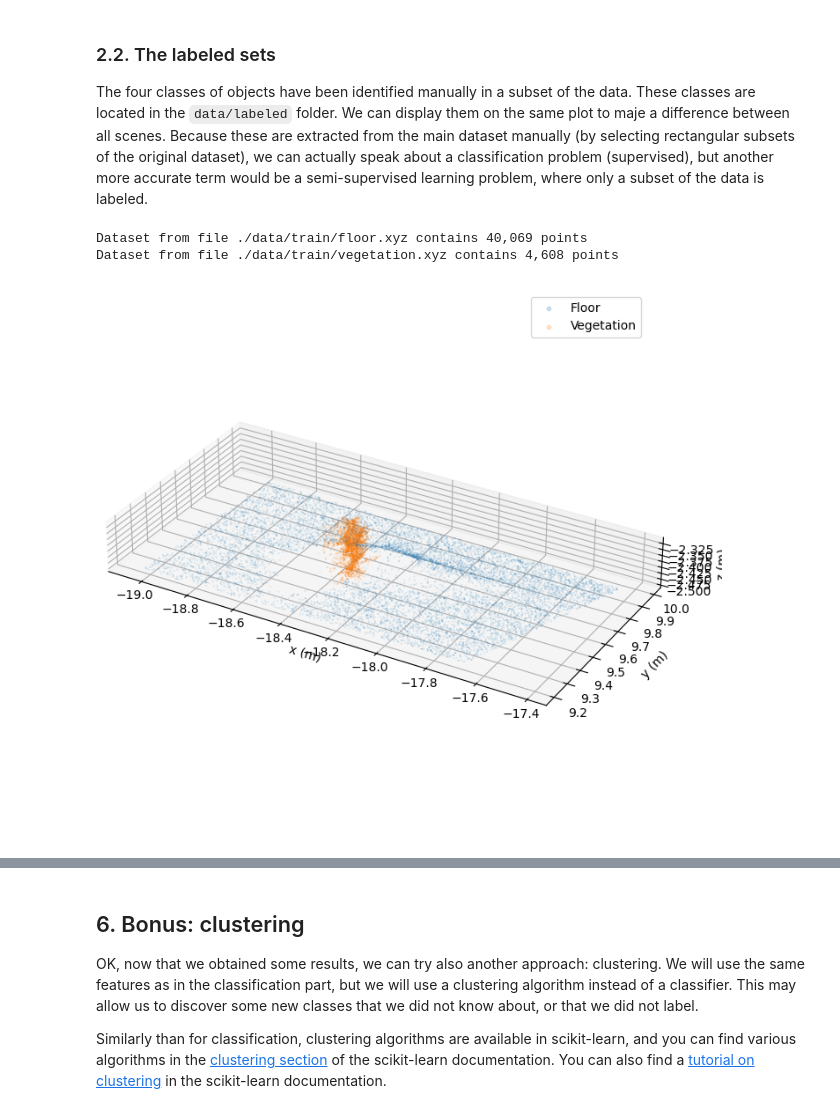
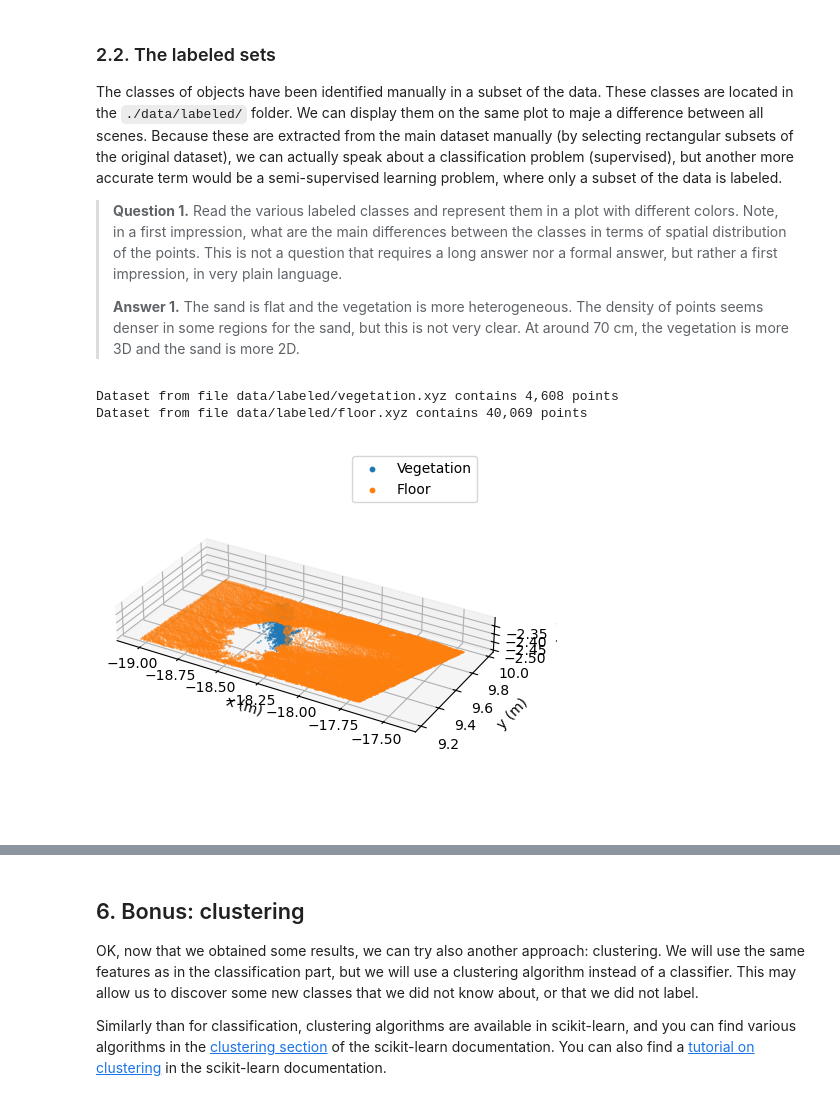
Before and after one commit to leonard-seydoux/earth-data-science, a Jupyter notebook: labs/3_lidar_classification/3_lidar_proofs.ipynb, the cells around one changed output, grey strips where cells are left out. Cells and saved outputs as stored; diff of their text form; code cells hidden in the pictures.

```diff
--- a/labs/3_lidar_classification/3_lidar_proofs.ipynb
+++ b/labs/3_lidar_classification/3_lidar_proofs.ipynb
@@ -48,16 +39,16 @@ The entire scene contains more than 18 million points. This is too much to be di
 # %%
+# Paths
+DIRPATH_UNLABELED = "data/evaluation"
+DIRPATH_LABELED = "data/labeled"
+
 # Read the whole dataset
-scene = lidar.read_xyz("data/evaluation/scene2.xyz")
+scene = lidar.read_xyz(os.path.join(DIRPATH_UNLABELED, "scene.xyz"))
 
 # Get the shape of the dataset
 print(f"Total number of points in scene: {scene.shape[0]:,}")
 
-# Create figure and axes
-fig = plt.figure(figsize=(8, 8))
-ax = plt.axes(projection="3d")
-
 # Plot the scene
-lidar.plot_scene(scene, s=0.1, alpha=0.1, n_points=250000, ax=ax)
+lidar.plot_scene(scene, s=0.1, alpha=0.1, n_points=250_000)
 
 # Show
 plt.show()
@@ -67,46 +58,37 @@ Total number of points in scene: 1,314,642
 # %% [markdown]
 ### 2.2. The labeled sets
 
-The four classes of objects have been identified manually in a subset of the data. These classes are located in the `data/labeled` folder. We can display them on the same plot to maje a difference between all scenes. Because these are extracted from the main dataset manually (by selecting rectangular subsets of the original dataset), we can actually speak about a classification problem (supervised), but another more accurate term would be a semi-supervised learning problem, where only a subset of the data is labeled.
+The classes of objects have been identified manually in a subset of the data. These classes are located in the `./data/labeled/` folder. We can display them on the same plot to maje a difference between all scenes. Because these are extracted from the main dataset manually (by selecting rectangular subsets of the original dataset), we can actually speak about a classification problem (supervised), but another more accurate term would be a semi-supervised learning problem, where only a subset of the data is labeled.
+
+> __Question 1.__ Read the various labeled classes and represent them in a plot with different colors. Note, in a first impression, what are the main differences between the classes in terms of spatial distribution of the points. This is not a question that requires a long answer nor a formal answer, but rather a first impression, in very plain language.
+>
+> __Answer 1.__ The sand is flat and the vegetation is more heterogeneous. The density of points seems denser in some regions for the sand, but this is not very clear. At around 70 cm, the vegetation is more 3D and the sand is more 2D.
 # %%
-# Select the number of points to show from every category
-n_display_points = 10000
+# Get paths to all the files in the folder
+filepaths = glob.glob(os.path.join(DIRPATH_LABELED, "*.xyz"))
 
 # Create figure and axes to plot every subset on
-fig = plt.figure(figsize=(8, 8))
 ax = plt.axes(projection="3d")
-
-# Get paths to all the files in the folder
-filepaths = sorted(glob.glob("./data/train/*.xyz"))
 
 # Iterate over the files in the folder
 for filepath in filepaths:
-
     # Read the whole dataset
-    # dataset = lidar.read_las(filepath)
     dataset = lidar.read_xyz(filepath)
     category = os.path.basename(filepath).replace(".xyz", "")
 
     # Get info
     print(f"Dataset from file {filepath} contains {dataset.shape[0]:,} points")
 
     # Plot a subsample of the dataset
-    lidar.plot_scene(
-        dataset,
-        n_points=n_display_points,
-        s=0.1,
-        alpha=0.2,
-        ax=ax,
-        label=category.title(),
-    )
+    lidar.plot_scene(dataset, s=0.1, ax=ax, label=category.title())
 
 # Labels
 ax.legend(markerscale=10)
 plt.show()
 # %% [output]
-Dataset from file ./data/train/floor.xyz contains 40,069 points
-Dataset from file ./data/train/vegetation.xyz contains 4,608 points
+Dataset from file data/labeled/vegetation.xyz contains 4,608 points
+Dataset from file data/labeled/floor.xyz contains 40,069 points
-[figure, old version]
+[figure, new version]
 # %% [markdown]
 ## 3. Feature extraction
 
```
Also changed, not shown: parts of 31 cells of this notebook.
